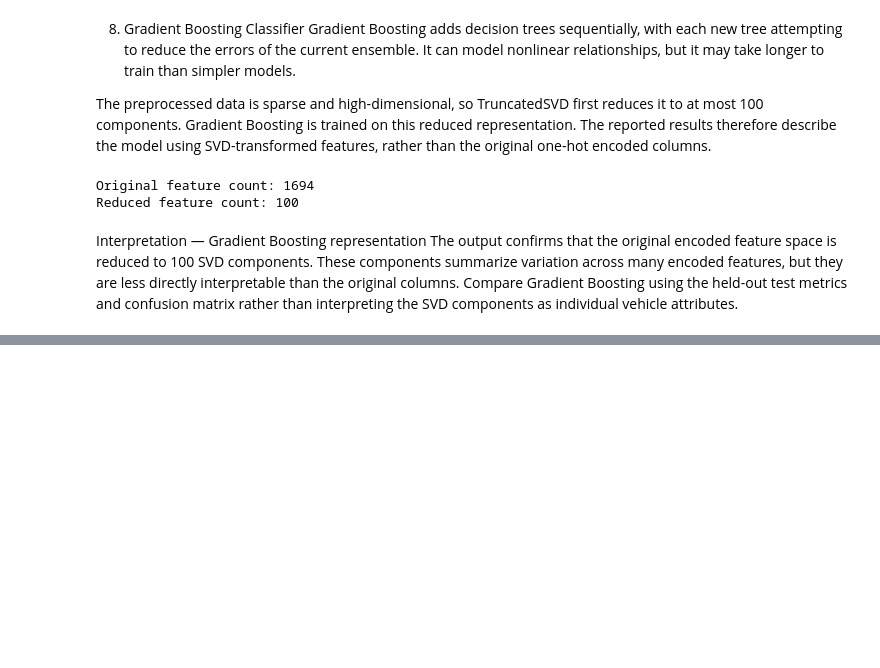
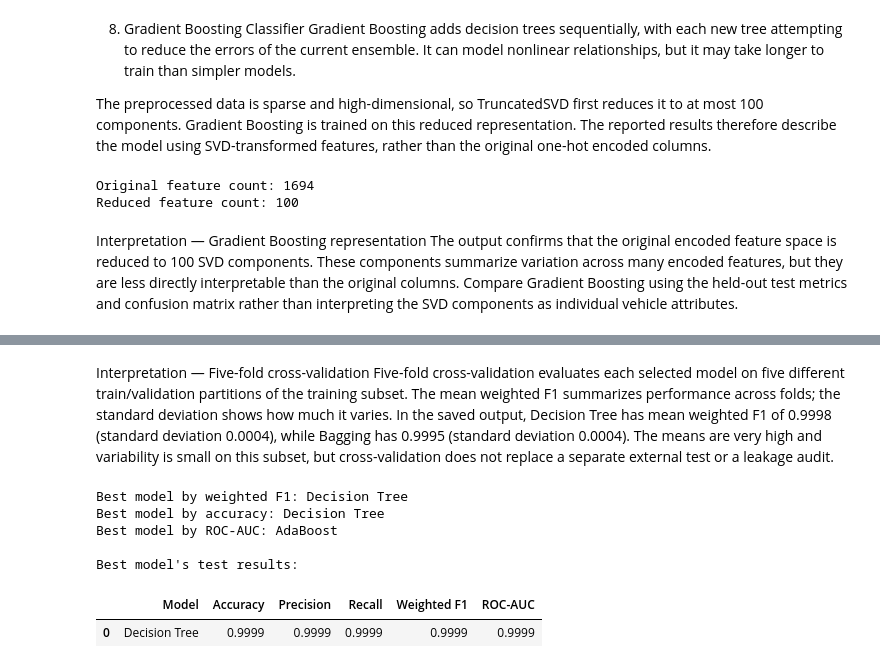
Before and after one commit to Roots26Hz/ChargeIQ, a Jupyter notebook: notebooks/classification.ipynb, the cells around one changed output, grey strips where cells are left out. Cells and saved outputs as stored; diff of their text form; code cells hidden in the pictures; blank space fills up the shorter version.

```diff
--- a/notebooks/classification.ipynb
+++ b/notebooks/classification.ipynb
@@ -2292,0 +2500,36 @@ display(
+# %% [markdown]
+Interpretation — Five-fold cross-validation Five-fold cross-validation evaluates each selected model on five different train/validation partitions of the training subset. The mean weighted F1 summarizes performance across folds; the standard deviation shows how much it varies. In the saved output, Decision Tree has mean weighted F1 of 0.9998 (standard deviation 0.0004), while Bagging has 0.9995 (standard deviation 0.0004). The means are very high and variability is small on this subset, but cross-validation does not replace a separate external test or a leakage audit.
+# %%
+best_model_name = comparison_df.loc[
+    comparison_df["Weighted F1"].idxmax(),
+    "Model"
+]
+
+best_accuracy_name = comparison_df.loc[
+    comparison_df["Accuracy"].idxmax(),
+    "Model"
+]
+
+best_auc_name = comparison_df.loc[
+    comparison_df["ROC-AUC"].idxmax(),
+    "Model"
+]
+
+print("Best model by weighted F1:", best_model_name)
+print("Best model by accuracy:", best_accuracy_name)
+print("Best model by ROC-AUC:", best_auc_name)
+
+print("\nBest model's test results:")
+display(
+    comparison_df[
+        comparison_df["Model"] == best_model_name
+    ]
+)
+# %% [output]
+Best model by weighted F1: Decision Tree
+Best model by accuracy: Decision Tree
+Best model by ROC-AUC: AdaBoost
+
+Best model's test results:
+|  | Model | Accuracy | Precision | Recall | Weighted F1 | ROC-AUC |
+| 0 | Decision Tree | 0.9999 | 0.9999 | 0.9999 | 0.9999 | 0.9999 |
```
Also changed, not shown: parts of 29 cells of this notebook.
